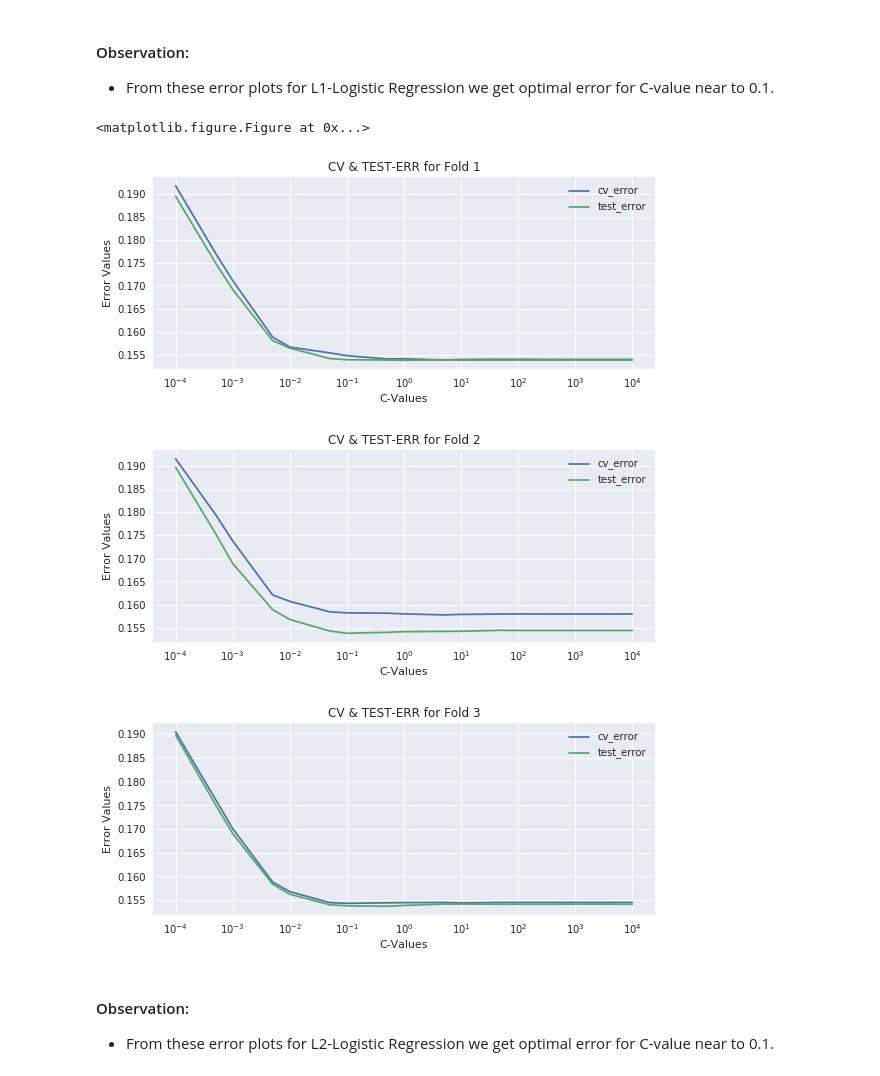
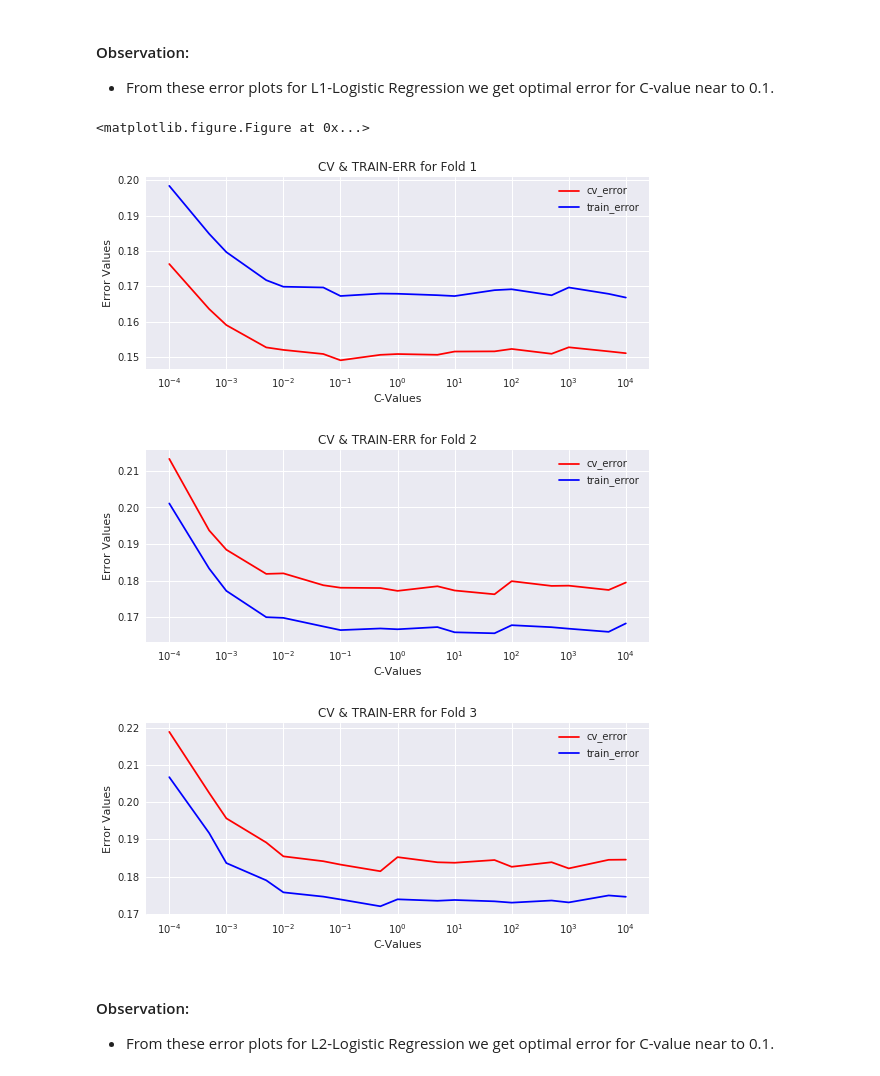
Before and after one commit to sradheya99/ML-Algorithms, a Jupyter notebook: 4.LogisticRegression/LogisticRegression_AZ.ipynb, the cells around one changed output. Cells and saved outputs as stored; diff of their text form; code cells hidden in the pictures.

```diff
--- a/4.LogisticRegression/LogisticRegression_AZ.ipynb
+++ b/4.LogisticRegression/LogisticRegression_AZ.ipynb
@@ -169,7 +169,7 @@ score.shape
 # spliting the data
 def data_split(data, score):
     # train data 70% and test data 30%
-    train_x, test_x, train_y, test_y = cross_validation.train_test_split(data, score, test_size=0.3, random_state=0)
+    train_x, test_x, train_y, test_y = train_test_split(data, score, test_size=0.3, shuffle=False)
     return train_x, test_x, train_y, test_y
 # %% [markdown]
 ### [B.] Logistic Regression
@@ -216,15 +216,15 @@ def lr_w2v(X, Y):
     penalty = ['l1', 'l2']
     c_val = [0.0001,0.0005,0.001,0.005,0.01,0.05,0.1,0.5,1.0,5.0,10.0,50.0,100.0,500.0,1000.0,5000.0,10000.0]
     # applying 3-Fold cross validation
-    Kfold = KFold(3, shuffle=False, random_state=36)
+    Kfold = KFold(3, shuffle=False)
     for train, cv in Kfold.split(X):
         for l in penalty:
             for c in c_val:
-                lr_model = LogisticRegression(penalty = l, C = c, class_weight = 'balanced', random_state = 36, n_jobs = 8)
+                lr_model = LogisticRegression(penalty = l, C = c, class_weight = 'balanced', n_jobs = 8)
 
-                w2v_model = gensim.models.Word2Vec(X.iloc[train], min_count=5, size=100, workers=8)
-                train_vect = avg_w2v(X.iloc[train], w2v_model)
-                cv_vect = avg_w2v(X.iloc[cv], w2v_model)
+                w2v_model = gensim.models.Word2Vec(X[train], min_count=5, size=100, workers=8)
+                train_vect = avg_w2v(X[train], w2v_model)
+                cv_vect = avg_w2v(X[cv], w2v_model)
 
                 lr_model.fit(train_vect, Y[train])
 
@@ -1104,11 +1279,11 @@ train_x, test_x, train_y, test_y = data_split(list_of_sent, score)
 # %%
 # applying both L1 & L2 Logistic Regression
-cv_l1_w2v, test_l1_w2v, cv_l2_w2v, test_l2_w2v, w_nonz = lr_w2v(pd.DataFrame(train_x), train_y)
+cv_l1_w2v, train_l1_w2v, cv_l2_w2v, train_l2_w2v, w_nonz = lr_w2v(np.array(train_x), np.array(train_y))
 # %%
 cv_l1_wv = np.reshape(cv_l1_w2v,(3, 17))
-test_l1_wv = np.reshape(test_l1_w2v,(3, 17))
+train_l1_wv = np.reshape(train_l1_w2v,(3, 17))
 cv_l2_wv = np.reshape(cv_l2_w2v,(3, 17))
-test_l2_wv = np.reshape(test_l2_w2v,(3, 17))
+train_l2_wv = np.reshape(train_l2_w2v,(3, 17))
 # %%
 # checking sparsity over different C for L1
 c_val = [0.0001,0.0005,0.001,0.005,0.01,0.05,0.1,0.5,1.0,5.0,10.0,50.0,100.0,500.0,1000.0,5000.0,10000.0]
@@ -1153,12 +1328,12 @@ error_comparision(cv_l1_wv, test_l1_wv)
 * From these error plots for L1-Logistic Regression we get optimal error for C-value near to 0.1.
 # %%
 # cv error and test error for L2 regularization
-error_comparision(cv_l2_wv, test_l2_wv)
+error_comparision(cv_l2_wv, train_l2_wv)
 # %% [output]
 <matplotlib.figure.Figure at 0x...>
-[figure, old version]
+[figure, new version]
-[figure, old version]
+[figure, new version]
-[figure, old version]
+[figure, new version]
 # %% [markdown]
 #### Observation:
 * From these error plots for L2-Logistic Regression we get optimal error for C-value near to 0.1.
```
Also changed, not shown: parts of 45 cells of this notebook.
